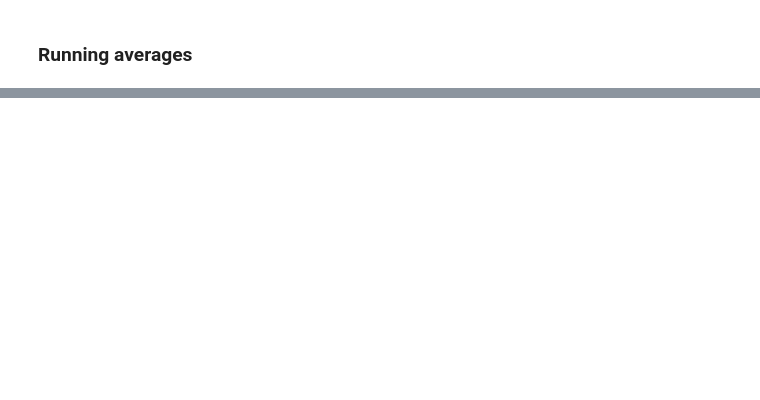
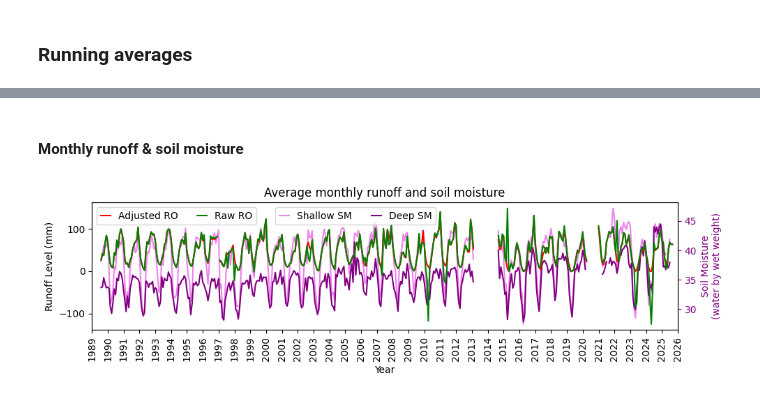
Before and after one commit to gmcginnis/info-698-capstone, a Jupyter notebook: code/02_eda.ipynb, the cells around one changed output, grey strips where cells are left out. Cells and saved outputs as stored; diff of their text form; code cells hidden in the pictures; blank space fills up the shorter version.

```diff
--- a/code/02_eda.ipynb
+++ b/code/02_eda.ipynb
@@ -537,7 +747,9 @@ data_sumstats_soil = data_sumstats_soil.dropna().resample('1ME').agg(['mean','st
+# %% [markdown]
+#### Monthly runoff & soil moisture
 # %%
 #Running avg plot
 
-fig, ax = plt.subplots(figsize=(15, 3))
+fig, ax = plt.subplots(figsize=(10, 3))
 ## Line for 0
 # plt.axhline(y=0, color = "grey", linestyle = ":")
 # Mean
@@ -555,49 +767,77 @@ ax2 = ax.twinx()
 # # for category, group_df in united_soil_mini.groupby('sample'):
 #     ax2.plot(group_df.index, group_df['h2o_by_wet_deep'], label=category, alpha=0.75, color='purple', linewidth = 0.25)
 #     # zord += 1
-for soil_sample in data_soil['sample'].unique():
-    soil_subset = data_soil.copy()[['sample', 'h2o_by_wet_shallow', 'h2o_by_wet_deep']]
-    soil_subset = soil_subset[soil_subset['sample'] == soil_sample]
-    soil_subset = soil_subset.dropna().resample('1ME').agg(['mean','std'])
-    ax2.plot(soil_subset.index, soil_subset['h2o_by_wet_shallow']['mean'], label="Shallow", color='violet', linewidth = 0.25)
-    ax2.plot(soil_subset.index, soil_subset['h2o_by_wet_deep']['mean'], label="Deep", color='purple', linewidth = 0.25)
+
+# # Plot all samples separately
+# for soil_sample in data_soil['sample'].unique():
+#     soil_subset = data_soil.copy()[['sample', 'h2o_by_wet_shallow', 'h2o_by_wet_deep']]
+#     soil_subset = soil_subset[soil_subset['sample'] == soil_sample]
+#     soil_subset = soil_subset.dropna().resample('1ME').agg(['mean','std'])
+#     ax2.plot(soil_subset.index, soil_subset['h2o_by_wet_shallow']['mean'], label="Shallow", color='violet', linewidth = 0.25)
+#     ax2.plot(soil_subset.index, soil_subset['h2o_by_wet_deep']['mean'], label="Deep", color='purple', linewidth = 0.25)
+
+soil_subset = data_soil.copy()[['h2o_by_wet_shallow', 'h2o_by_wet_deep']]
+soil_subset = soil_subset.dropna().resample('1ME').agg(['mean','std'])
+ax2.plot(soil_subset.index, soil_subset['h2o_by_wet_shallow']['mean'], label="Shallow SM", color='violet')
+ax2.plot(soil_subset.index, soil_subset['h2o_by_wet_deep']['mean'], label="Deep SM", color='purple')
 
 
 # ax2.plot(data_sumstats_soil.index, data_sumstats_soil['h2o_by_wet_shallow']['mean'], label="Shallow", color='violet', linewidth = 0.5)
 # ax2.plot(data_sumstats_soil.index, data_sumstats_soil['h2o_by_wet_deep']['mean'], label="Deep", color='purple', linewidth = 0.5)
 
-ax.plot(data_sumstats.index, data_sumstats['mean'], color = 'green')
-ax.plot(data_sumstats_adj.index, data_sumstats_adj['mean'], color = 'red')
+ax.plot(data_sumstats_ro.index, data_sumstats_ro['level_ro']['mean'], color = 'red', label='Adjusted RO')
+ax.plot(data_sumstats_ro.index, data_sumstats_ro['raw_ro']['mean'], color = 'green', label='Raw RO')
 
 # ax.plot(data_sumstats.index, data_sumstats['mean'], color = 'green', label = "Mean")
 # Ribbon for standard deviation
 # ax.fill_between(data_sumstats.index, data_sumstats['mean']-data_sumstats['std'], data_sumstats['mean']+data_sumstats['std'], color = 'aquamarine', label = "std")
 ax.set_xlabel("Year")
-ax.set_ylabel("Level (mm)")
-ax2.set_ylabel("Soil Moisture\n(water by wet weight)")
-ax.set_title("Average raw values every 1mo")
+# ax.set_ylabel("Runoff level (mm)", color='green')
+# ax.tick_params(axis='y', colors='green')
+ax.set_ylabel("Runoff Level (mm)")
+ax.tick_params(axis='y')
+
+ax2.set_ylabel("Soil Moisture\n(water by wet weight)", color='purple')
+ax2.tick_params(axis='y', colors='purple')
+
+ax.set_title("Average monthly runoff and soil moisture")
 # ax.set_ylim(bottom = 0)
 ax.set_xlim(left = dt.date(1989, 1, 1), right = dt.date(2026, 1, 1))
 ax.xaxis.set_major_locator(mdates.YearLocator(month = 1)) # Show ticks at start of year
 plt.xticks(rotation = 90)
 plt.setp(ax.get_xticklabels(), rotation=90)
 plt.tight_layout()
 plt.grid(axis = 'x', which = 'major')
+
+# leg_colors = []
+# ax.legend(loc=0)
+# ax.legend(loc='upper left')
 # plt.legend(loc = 'upper right')
+
+# ax.legend(bbox_to_anchor=(0, 1.15), loc='upper left', borderaxespad=0.)
+# plt.legend(bbox_to_anchor=(.95, 1.15), loc='upper left', borderaxespad=0.)
+# ax.legend(bbox_to_anchor=(0, 0), loc='lower left')
+ax.legend(loc='upper left', ncol=2, handlelength=1)
+plt.legend(loc='upper center', ncol=2, handlelength=1, bbox_to_anchor=(0.45,1))
+
 # Truncate plot
 # ax.set_ylim(bottom = 0, top = 250)
 
 # Set moisture plot to back
 ax2.set_zorder(1)
 # Set mean line to be in front
 ax.set_zorder(2)
 # Change background of mean line plot transparent
 ax.patch.set_visible(False)
 
+plt.savefig(get_path('figures/ts_month_rosoil.png', 'outputs'))
 plt.show()
 
 del fig, ax, ax2#, category, group_df#, zord
-del soil_sample, soil_subset
+# del soil_sample, soil_subset
+del soil_subset
+# %% [output]
+[figure, added]
 # %%
 # # Plotting both, highlighting one at a time
 # #Running avg plot
```
Also changed, not shown: parts of 25 cells of this notebook.
